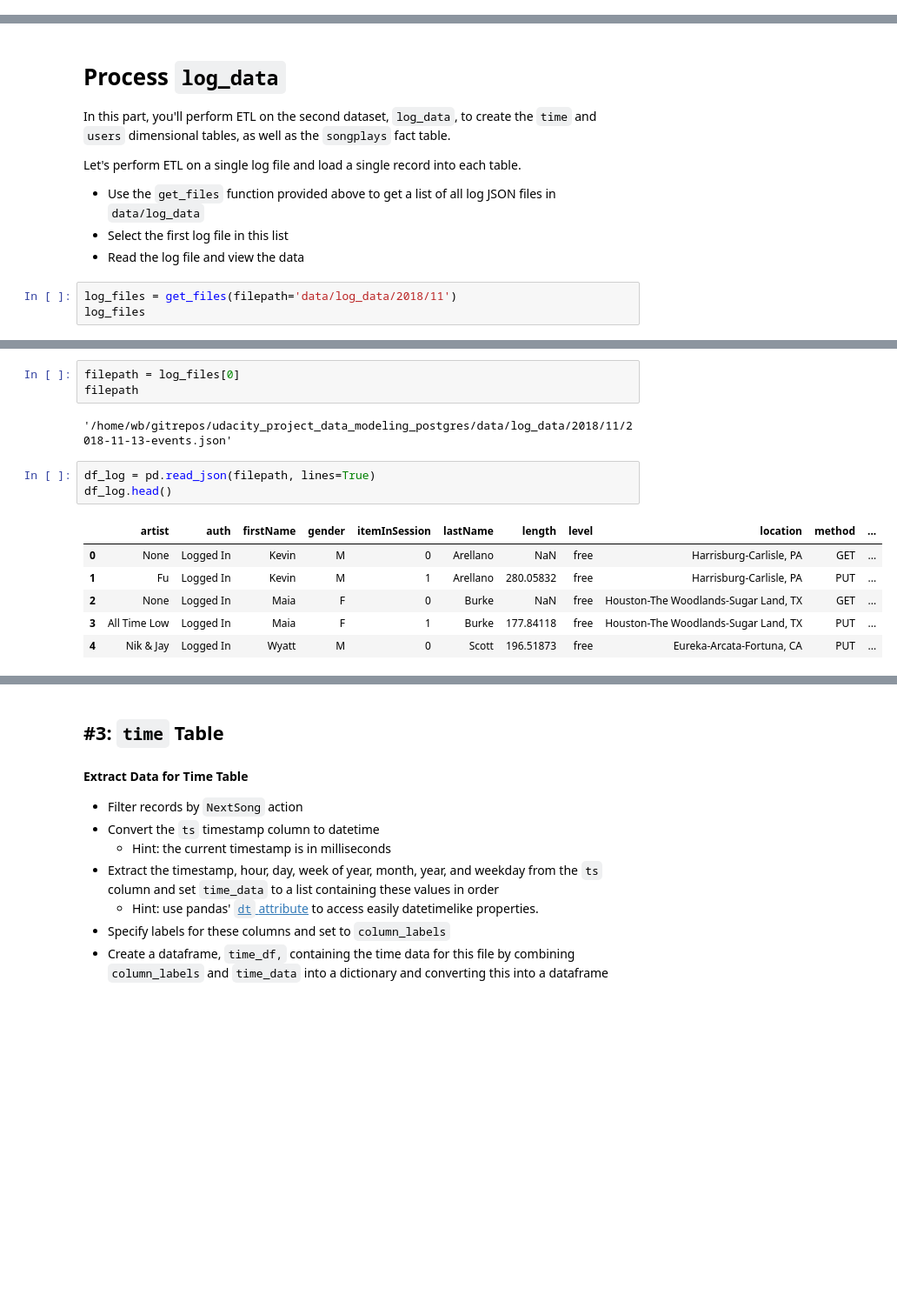
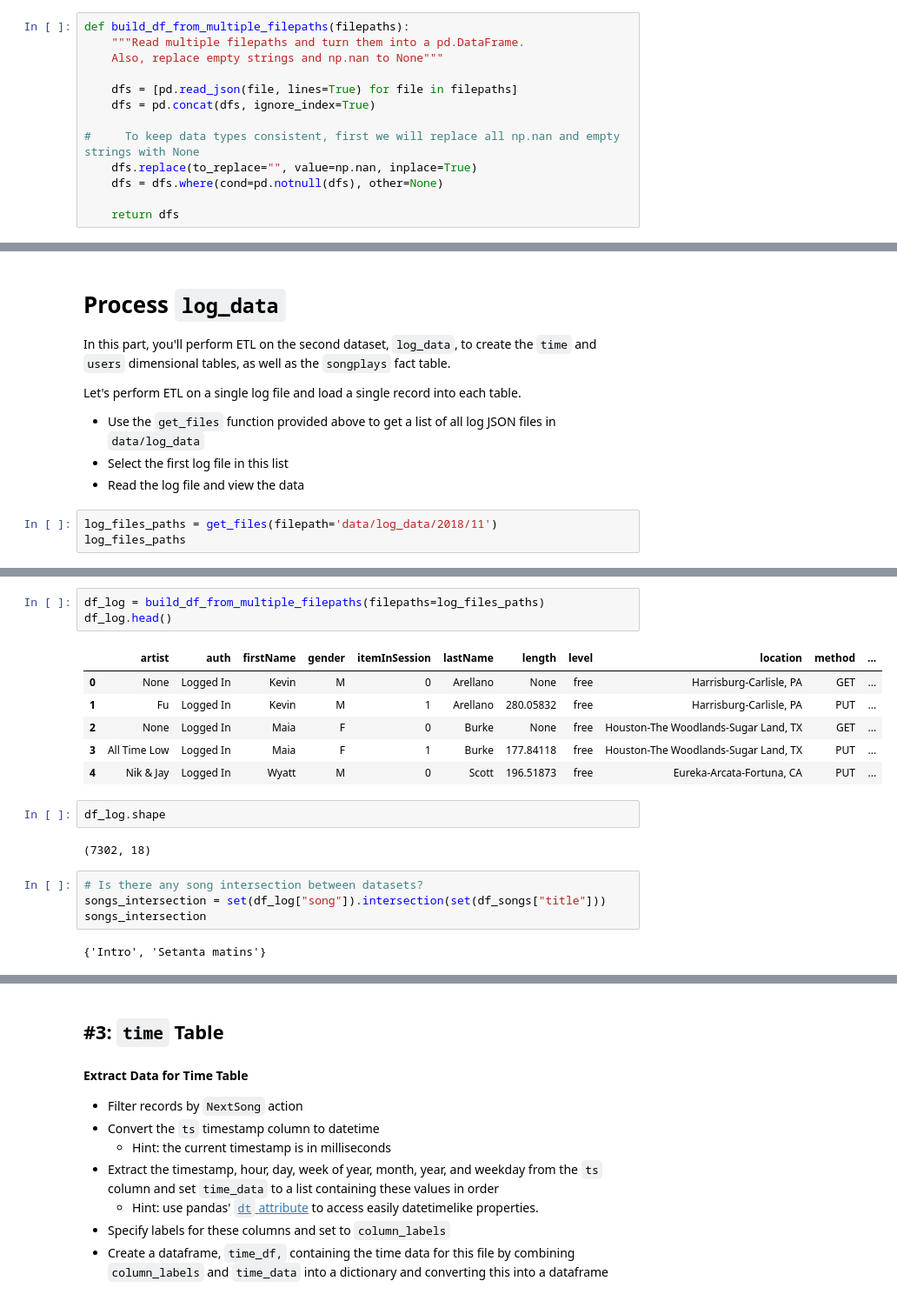
Before and after one commit to wesleyjr01/udacity_project_data_modeling_postgres, a Jupyter notebook: etl.ipynb, the cells around one changed output, grey strips where cells are left out. Shown: that part at 87% size. Cells and saved outputs as stored; diff of their text form; blank space fills up the shorter version.

```diff
--- a/etl.ipynb
+++ b/etl.ipynb
@@ -69,0 +66,13 @@ Run `test.ipynb` to see if you've successfully added a record to this table.
+# %%
+def build_df_from_multiple_filepaths(filepaths):
+    """Read multiple filepaths and turn them into a pd.DataFrame.
+    Also, replace empty strings and np.nan to None"""
+
+    dfs = [pd.read_json(file, lines=True) for file in filepaths]
+    dfs = pd.concat(dfs, ignore_index=True)
+
+#     To keep data types consistent, first we will replace all np.nan and empty strings with None
+    dfs.replace(to_replace="", value=np.nan, inplace=True)
+    dfs = dfs.where(cond=pd.notnull(dfs), other=None)
+
+    return dfs
@@ -128,8 +176,8 @@ Let's perform ETL on a single log file and load a single record into each table.
 - Select the first log file in this list
 - Read the log file and view the data
 # %%
-log_files = get_files(filepath='data/log_data/2018/11')
-log_files
+log_files_paths = get_files(filepath='data/log_data/2018/11')
+log_files_paths
 # %% [output]
 ['/home/wb/gitrepos/udacity_project_data_modeling_postgres/data/log_data/2018/11/2018-11-13-events.json',
  '/home/wb/gitrepos/udacity_project_data_modeling_postgres/data/log_data/2018/11/2018-11-12-events.json',
@@ -148,15 +199,20 @@ log_files
-# %%
-filepath = log_files[0]
-filepath
-# %% [output]
-'/home/wb/gitrepos/udacity_project_data_modeling_postgres/data/log_data/2018/11/2018-11-13-events.json'
-# %%
-df_log = pd.read_json(filepath, lines=True)
-df_log.head()
-# %% [output]
-|  | artist | auth | firstName | gender | itemInSession | lastName | length | level | location | method | ... |
-| 0 | None | Logged In | Kevin | M | 0 | Arellano | NaN | free | Harrisburg-Carlisle, PA | GET | ... |
-| 1 | Fu | Logged In | Kevin | M | 1 | Arellano | 280.05832 | free | Harrisburg-Carlisle, PA | PUT | ... |
-| 2 | None | Logged In | Maia | F | 0 | Burke | NaN | free | Houston-The Woodlands-Sugar Land, TX | GET | ... |
-| 3 | All Time Low | Logged In | Maia | F | 1 | Burke | 177.84118 | free | Houston-The Woodlands-Sugar Land, TX | PUT | ... |
-| 4 | Nik & Jay | Logged In | Wyatt | M | 0 | Scott | 196.51873 | free | Eureka-Arcata-Fortuna, CA | PUT | ... |
+# %%
+df_log = build_df_from_multiple_filepaths(filepaths=log_files_paths)
+df_log.head()
+# %% [output]
+|  | artist | auth | firstName | gender | itemInSession | lastName | length | level | location | method | ... |
+| 0 | None | Logged In | Kevin | M | 0 | Arellano | None | free | Harrisburg-Carlisle, PA | GET | ... |
+| 1 | Fu | Logged In | Kevin | M | 1 | Arellano | 280.05832 | free | Harrisburg-Carlisle, PA | PUT | ... |
+| 2 | None | Logged In | Maia | F | 0 | Burke | None | free | Houston-The Woodlands-Sugar Land, TX | GET | ... |
+| 3 | All Time Low | Logged In | Maia | F | 1 | Burke | 177.84118 | free | Houston-The Woodlands-Sugar Land, TX | PUT | ... |
+| 4 | Nik & Jay | Logged In | Wyatt | M | 0 | Scott | 196.51873 | free | Eureka-Arcata-Fortuna, CA | PUT | ... |
+# %%
+df_log.shape
+# %% [output]
+(7302, 18)
+# %%
+# Is there any song intersection between datasets?
+songs_intersection = set(df_log["song"]).intersection(set(df_songs["title"]))
+songs_intersection
+# %% [output]
+{'Intro', 'Setanta matins'}
```
Also changed, not shown: parts of 36 cells of this notebook, 3 other files.
